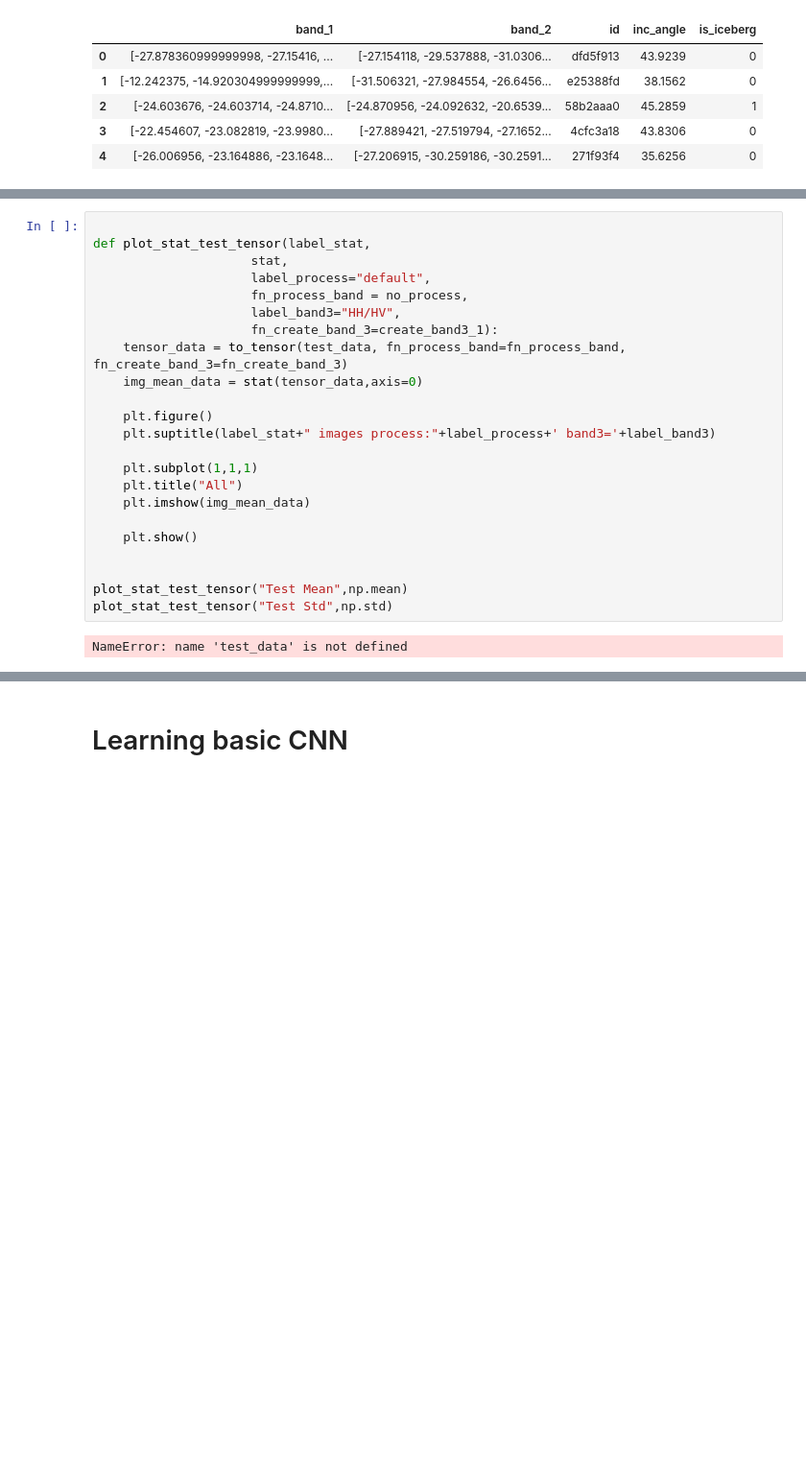
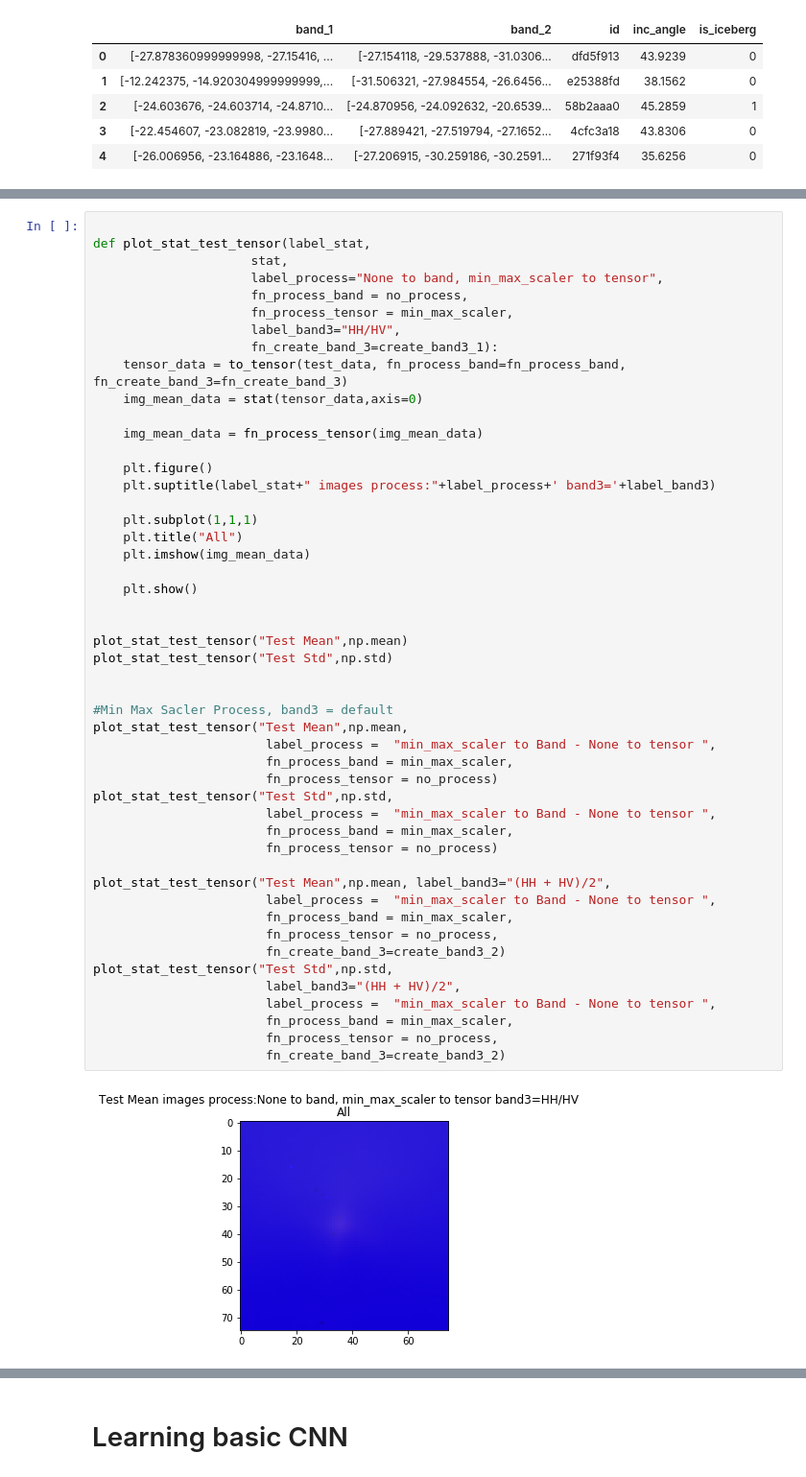
Before and after one commit to anotine10/udacity-capstone, a Jupyter notebook: capstone.ipynb, the cells around one changed output, grey strips where cells are left out. Shown at 96% size. Saved outputs shown, nothing was run; the diff lists cells and outputs as text; blank space fills up the shorter version.

```diff
--- a/capstone.ipynb
+++ b/capstone.ipynb
@@ -192,25 +296,51 @@ plot_stat_train_tensor("Training Std",np.std, label_band3="(HH - HV)",fn_create_
 # %%
 
 def plot_stat_test_tensor(label_stat,
                      stat,
-                     label_process="default",
+                     label_process="None to band, min_max_scaler to tensor",
                      fn_process_band = no_process,
+                     fn_process_tensor = min_max_scaler,
                      label_band3="HH/HV",
                      fn_create_band_3=create_band3_1):
     tensor_data = to_tensor(test_data, fn_process_band=fn_process_band, fn_create_band_3=fn_create_band_3)
     img_mean_data = stat(tensor_data,axis=0)
+
+    img_mean_data = fn_process_tensor(img_mean_data)
 
     plt.figure()
     plt.suptitle(label_stat+" images process:"+label_process+' band3='+label_band3)
 
     plt.subplot(1,1,1)
     plt.title("All")
     plt.imshow(img_mean_data)
 
     plt.show()
 
 
 plot_stat_test_tensor("Test Mean",np.mean)
 plot_stat_test_tensor("Test Std",np.std)
+
+
+#Min Max Sacler Process, band3 = default
+plot_stat_test_tensor("Test Mean",np.mean,
+                       label_process =  "min_max_scaler to Band - None to tensor ",
+                       fn_process_band = min_max_scaler,
+                       fn_process_tensor = no_process)
+plot_stat_test_tensor("Test Std",np.std,
+                       label_process =  "min_max_scaler to Band - None to tensor ",
+                       fn_process_band = min_max_scaler,
+                       fn_process_tensor = no_process)
+
+plot_stat_test_tensor("Test Mean",np.mean, label_band3="(HH + HV)/2",
+                       label_process =  "min_max_scaler to Band - None to tensor ",
+                       fn_process_band = min_max_scaler,
+                       fn_process_tensor = no_process,
+                       fn_create_band_3=create_band3_2)
+plot_stat_test_tensor("Test Std",np.std,
+                       label_band3="(HH + HV)/2",
+                       label_process =  "min_max_scaler to Band - None to tensor ",
+                       fn_process_band = min_max_scaler,
+                       fn_process_tensor = no_process,
+                       fn_create_band_3=create_band3_2)
 # %% [output]
-NameError: name 'test_data' is not defined
+[figure, added]
```
Also changed, not shown: parts of 15 cells of this notebook, 4 other files.
